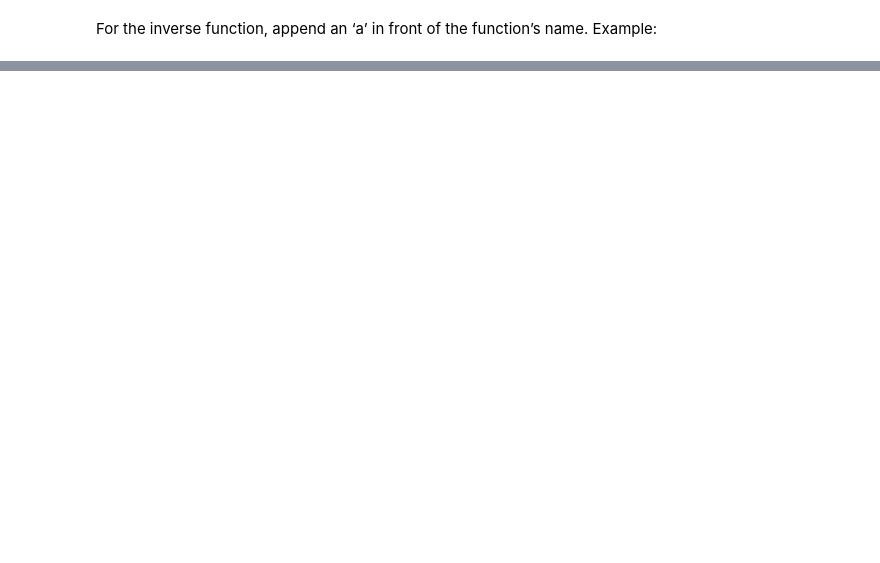
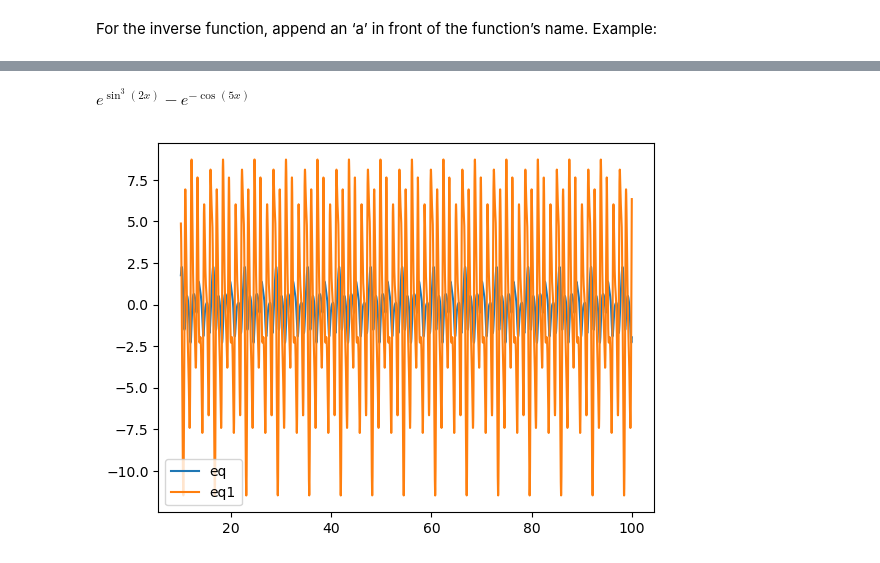
Before and after one commit to ruwanego/cm2607, a Jupyter notebook: tutorial3.ipynb, the cells around one changed output, grey strips where cells are left out. Saved outputs shown, nothing was run; the diff lists cells and outputs as text; code cells hidden in the pictures; blank space fills up the shorter version.

```diff
--- a/tutorial3.ipynb
+++ b/tutorial3.ipynb
@@ -46,0 +144,8 @@ sym.asin(x)
+# %%
+import numpy as np
+import matplotlib.pyplot as plt
+#define your variable
+x = sym.symbols('x')
+#Define equation
+eq = sym.sin(x**2 + 3*x)- sym.cos(3*x)
+eq
@@ -46,0 +196,25 @@ sym.asin(x)
+# %%
+#Define equation
+
+eq = sym.exp(sym.sin(2*x)**3)-sym.exp(sym.cos((5*x)-sym.pi))
+eq
+# %% [output]
+$\displaystyle e^{\sin^{3}{\left(2 x \right)}} - e^{- \cos{\left(5 x \right)}}$
+# %%
+#define the derivative of the equation
+eq1 = sym.diff(eq)
+#convert both to numpy functions. note the syntax.
+f = sym.lambdify(x, eq, 'numpy')
+f1 = sym.lambdify(x, eq1,'numpy')
+#create an array
+x1 = np.arange(10,100,0.01)
+#Apply the function to both arrays
+y1 = f(x1)
+y2 = f1(x1)
+#plot your results
+plt.plot(x1,y1)
+plt.plot(x1,y2)
+plt.legend(["eq", "eq1"])
+plt.show()
+# %% [output]
+[figure, added]
```
Also changed, not shown: parts of 26 cells of this notebook, 1 other file.
